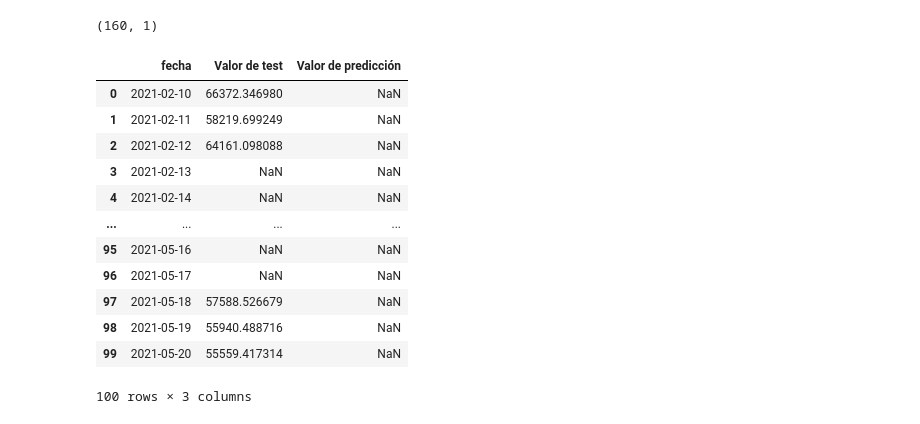
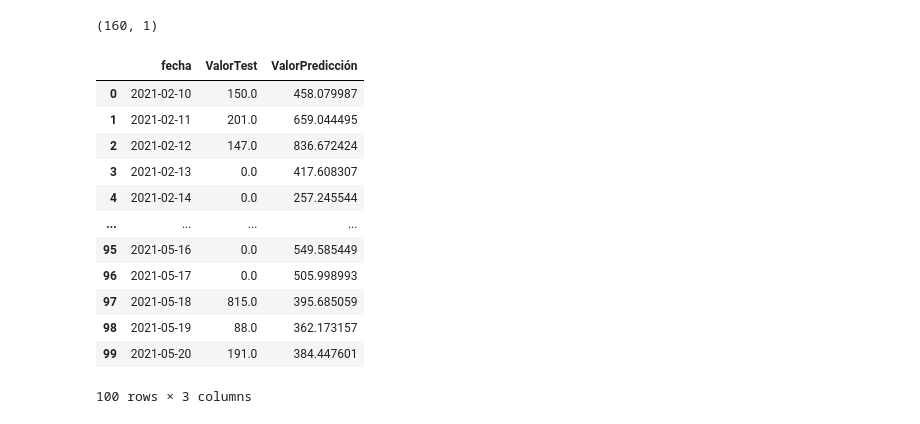
Before and after one commit to lcsr-rodriguez/Diplomado-ISP, a Jupyter notebook: ISP_DataScience.ipynb, the cells around one changed output. Cells and saved outputs as stored; diff of their text form; code cells hidden in the pictures.

```diff
--- a/ISP_DataScience.ipynb
+++ b/ISP_DataScience.ipynb
@@ -596,7 +620,7 @@ NewDataSet.shape
 (2881, 4)
 # %%
 # DataFrame con datos de test y reales
-Df_Total = pd.concat((NewDataSet[["VALOR"]], TestData[["VALOR"]]), axis=0)
+Df_Total = pd.concat((NewDataSet[["CANTIDAD"]], TestData[["CANTIDAD"]]), axis=0)
 # %%
 # Figura del DataFrame
 Df_Total.shape
@@ -614,6 +638,10 @@ inputs = Df_Total[len(Df_Total) - len(TestData) -60:].values
 
 inputs = inputs.reshape(-1,1)
 inputs = sc.transform(inputs)
+
+# mean
+inp=np.isnan(inputs)
+inputs[inp] = 0.5
 
 X_test = []
 for i in range(60, 160):
@@ -627,29 +655,30 @@ precio_esperado = regressor.predict(X_test)
 precio_esperado = sc.inverse_transform(precio_esperado)
 # %%
 # Entradas
-ValorTest = TestData["VALOR"].to_list()
+ValorTest = TestData["CANTIDAD"].to_list()
 ValorEsperado = precio_esperado
 fecha = TestData.index.to_list()
 # %%
 Prediccion = pd.DataFrame(data={
 "fecha":fecha,
-"Valor de test": ValorTest,
-"Valor de predicción":[x[0]for x in ValorEsperado ]
+"ValorTest": ValorTest,
+"ValorPredicción":[x[0]for x in ValorEsperado ]
 })
 # %%
 # Resultado Final
+Prediccion['ValorTest'].fillna(0, inplace = True)
 Prediccion
 # %% [output]
-|  | fecha | Valor de test | Valor de predicción |
-| 0 | 2021-02-10 | 66372.346980 | NaN |
-| 1 | 2021-02-11 | 58219.699249 | NaN |
-| 2 | 2021-02-12 | 64161.098088 | NaN |
-| 3 | 2021-02-13 | NaN | NaN |
-| 4 | 2021-02-14 | NaN | NaN |
+|  | fecha | ValorTest | ValorPredicción |
+| 0 | 2021-02-10 | 150.0 | 458.079987 |
+| 1 | 2021-02-11 | 201.0 | 659.044495 |
+| 2 | 2021-02-12 | 147.0 | 836.672424 |
+| 3 | 2021-02-13 | 0.0 | 417.608307 |
+| 4 | 2021-02-14 | 0.0 | 257.245544 |
 | ... | ... | ... | ... |
-| 95 | 2021-05-16 | NaN | NaN |
-| 96 | 2021-05-17 | NaN | NaN |
-| 97 | 2021-05-18 | 57588.526679 | NaN |
-| 98 | 2021-05-19 | 55940.488716 | NaN |
-| 99 | 2021-05-20 | 55559.417314 | NaN |
+| 95 | 2021-05-16 | 0.0 | 549.585449 |
+| 96 | 2021-05-17 | 0.0 | 505.998993 |
+| 97 | 2021-05-18 | 815.0 | 395.685059 |
+| 98 | 2021-05-19 | 88.0 | 362.173157 |
+| 99 | 2021-05-20 | 191.0 | 384.447601 |
 100 rows × 3 columns
```
Also changed, not shown: parts of 12 cells of this notebook, 1 other file.
